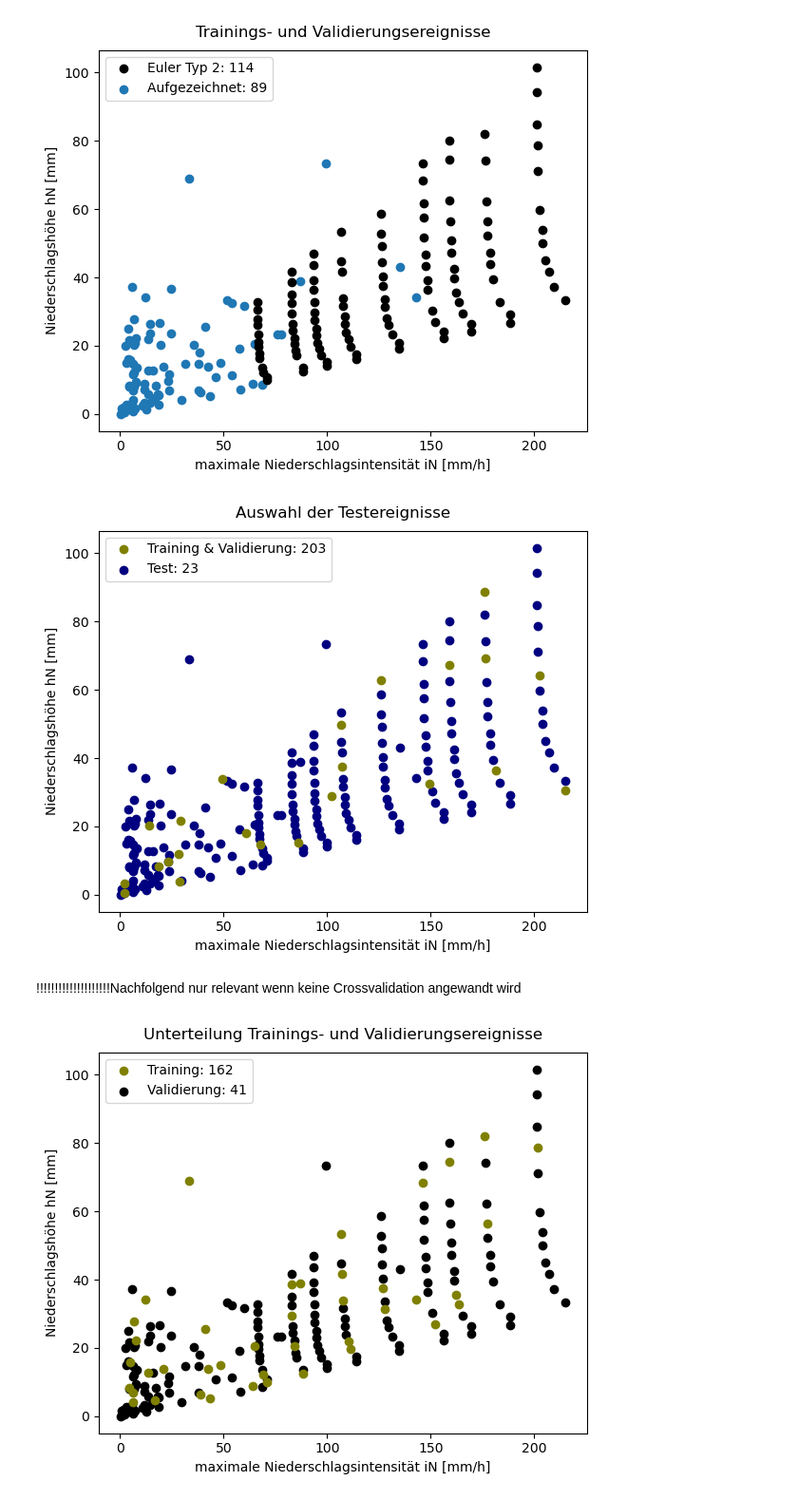
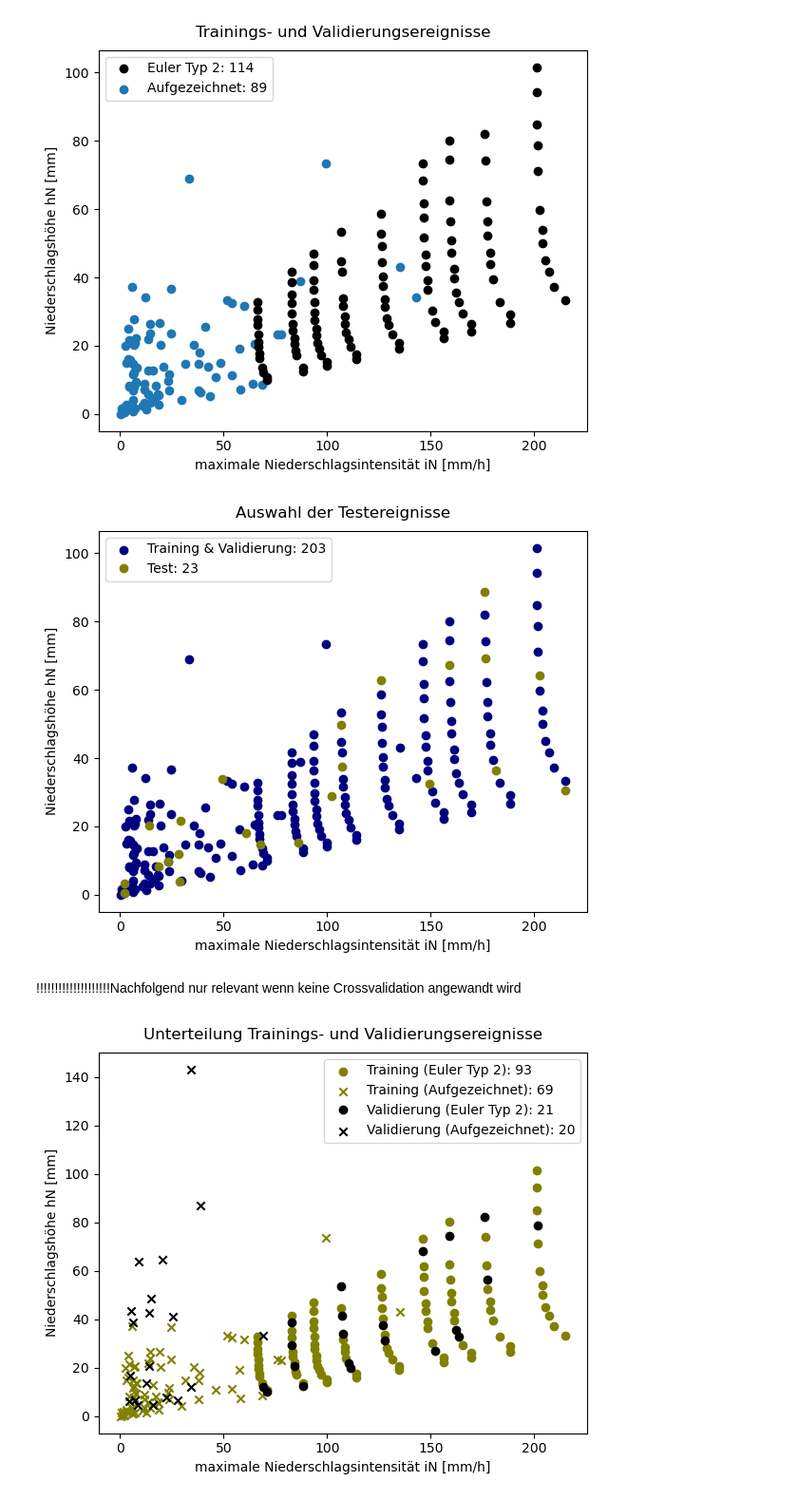
Before and after one commit to FlAlbers/UrbanML, a Jupyter notebook: train_test_split.ipynb, the cells around one changed output. Shown at 95% size. Saved outputs shown, nothing was run; the diff lists cells and outputs as text; code cells hidden in the pictures.

Commit message:
in model_testing.ipynb new plot showing the train and validation split

```diff
--- a/train_test_split.ipynb
+++ b/train_test_split.ipynb
@@ -29,7 +29,7 @@ from sklearn.model_selection import train_test_split
 # Load the model
 model_folder = os.path.join('05_models', 'Gievenbeck_LSTM_Single_1h_P_20240408')
 # model_folder = os.path.join('05_models', 'Gievenbeck_SingleNode_LSTM_20240328')
-model, in_scaler, out_scaler, train_data, val_data, test_data, data_info_dict = load_model(model_folder)
+model, in_scaler, out_scaler, train_data, val_data, test_data, data_info_dict, cv_scores, cv_models = load_model(model_folder)
 
 folder_path_sim = os.path.join('03_sim_data', 'inp_1d_max')
 sims_data = multi_node(folder_path_sim, 'R0019769',resample = '5min') # ['R0019769','R0019717']
@@ -107,8 +107,8 @@ test_intensity = test_e2_intensity + test_measured_intensity
 
 # Plot events precipitation and intensity in scatterplot
 fig, ax2 = plt.subplots(figsize=(6, 5))
+ax2.scatter(train_val_intensity, train_val_precip, marker='o', color='navy', label='Events')
 ax2.plot( test_intensity, test_precip,'o', color='olive', label='Sample')
-ax2.scatter(train_val_intensity, train_val_precip, marker='o', color='navy', label='Events')
 
 ax2.set_xlabel('maximale Niederschlagsintensität iN [mm/h]')
 ax2.set_ylabel('Niederschlagshöhe hN [mm]')
@@ -116,34 +116,50 @@ ax2.set_title('Auswahl der Testereignisse', pad=10)
 ax2.legend(labels=['Training & Validierung: {}'.format(len(train_val_precip)), 'Test: {}'.format(len(test_precip))])
 plt.tight_layout()
 # %% [output]
-[figure, old version]
+[figure, new version]
 # %% [markdown]
 !!!!!!!!!!!!!!!!!!!!Nachfolgend nur relevant wenn keine Crossvalidation angewandt wird
 # %%
 
 random_2 = 50 # 50,25 good
 train_data, val_data = train_test_split(train_val_data, test_size=0.2, random_state=random_2)
 
 seq_train, seq_train_trans = sequence_list(train_data, in_vars=in_vars, out_vars=out_vars, in_scaler=in_scaler,
                                   out_scaler=out_scaler, lag=lag, delay=delay, prediction_steps=p_steps)
 seq_val_train, seq_val_trans = sequence_list(val_data, in_vars=in_vars, out_vars=out_vars, in_scaler=in_scaler,
                                   out_scaler=out_scaler, lag=lag, delay=delay, prediction_steps=p_steps)
 
+train_e2_precip = [obj[0]['total precipitation'] for obj in seq_train_trans if obj[0]['event type'] == 'Euler Typ 2']
+train_e2_intensity = [obj[0]['max intensity'] for obj in seq_train_trans if obj[0]['event type'] == 'Euler Typ 2']
+
+train_measured_precip = [obj[0]['total precipitation'] for obj in seq_train_trans if obj[0]['event type'] == 'Aufgezeichnet']
+train_measured_intensity = [obj[0]['max intensity'] for obj in seq_train_trans if obj[0]['event type'] == 'Aufgezeichnet']
+
+val_e2_precip = [obj[0]['total precipitation'] for obj in seq_val_trans if obj[0]['event type'] == 'Euler Typ 2']
+val_e2_intensity = [obj[0]['max intensity'] for obj in seq_val_trans if obj[0]['event type'] == 'Euler Typ 2']
+
+val_measured_precip = [obj[0]['total precipitation'] for obj in seq_val_trans if obj[0]['event type'] == 'Aufgezeichnet']
+val_measured_intensity = [obj[0]['max intensity'] for obj in seq_val_trans if obj[0]['event type'] == 'Aufgezeichnet']
+
+
 train_precip = [obj[0]['total precipitation'] for obj in seq_train_trans]
 train_intensity = [obj[0]['max intensity'] for obj in seq_train_trans]
 
 val_precip = [obj[0]['total precipitation'] for obj in seq_val_trans]
 val_intensity = [obj[0]['max intensity'] for obj in seq_val_trans]
 
 # Plot events precipitation and intensity in scatterplot
 fig, ax2 = plt.subplots(figsize=(6, 5))
-ax2.plot( val_intensity, val_precip,'o', color='olive', label='Sample')
-ax2.scatter(train_intensity, train_precip, marker='o', color='Black', label='Events')
+ax2.scatter(train_e2_intensity, train_e2_precip, marker='o', color='olive', label='Events')
+ax2.scatter(train_measured_intensity, train_measured_precip, marker='x', color='olive', label='Events')
+ax2.plot( val_e2_intensity, val_e2_precip,'o', color='Black', label='Sample')
+ax2.scatter(val_measured_precip, val_measured_intensity, marker='x', color='Black', label='Sample')
 
 ax2.set_xlabel('maximale Niederschlagsintensität iN [mm/h]')
 ax2.set_ylabel('Niederschlagshöhe hN [mm]')
 ax2.set_title('Unterteilung Trainings- und Validierungsereignisse', pad=10)
-ax2.legend(labels=['Training: {}'.format(len(train_precip)), 'Validierung: {}'.format(len(val_precip))])
+ax2.legend(labels=['Training (Euler Typ 2): {}'.format(len(train_e2_intensity)), 'Training (Aufgezeichnet): {}'.format(len(train_measured_precip)),
+                   'Validierung (Euler Typ 2): {}'.format(len(val_e2_precip)), 'Validierung (Aufgezeichnet): {}'.format(len(val_measured_intensity))])
 plt.tight_layout()
 # %% [output]
-[figure, old version]
+[figure, new version]
```
Also changed, not shown: 1 other file.
